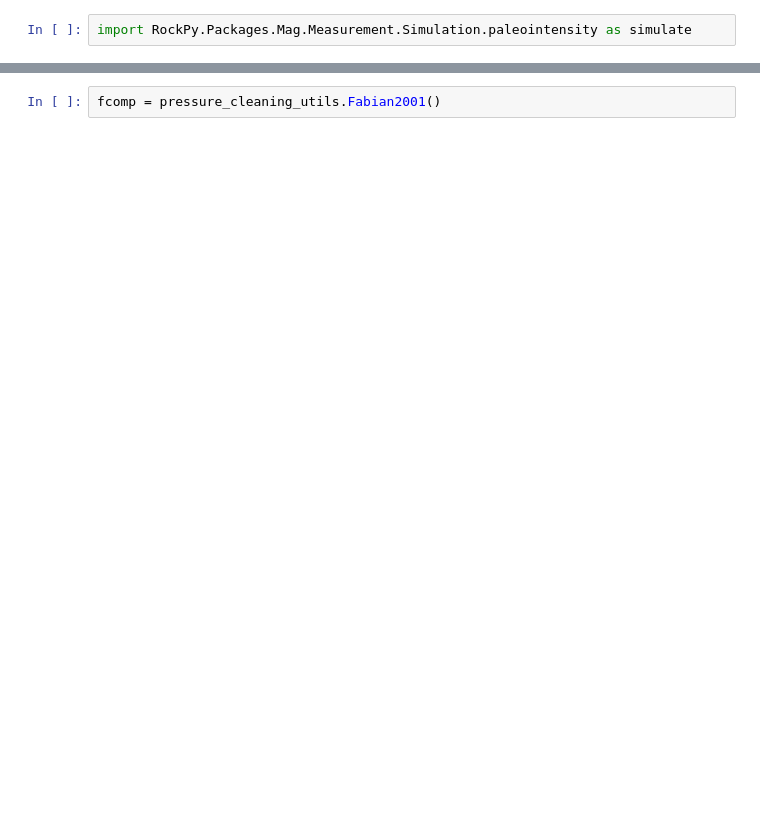
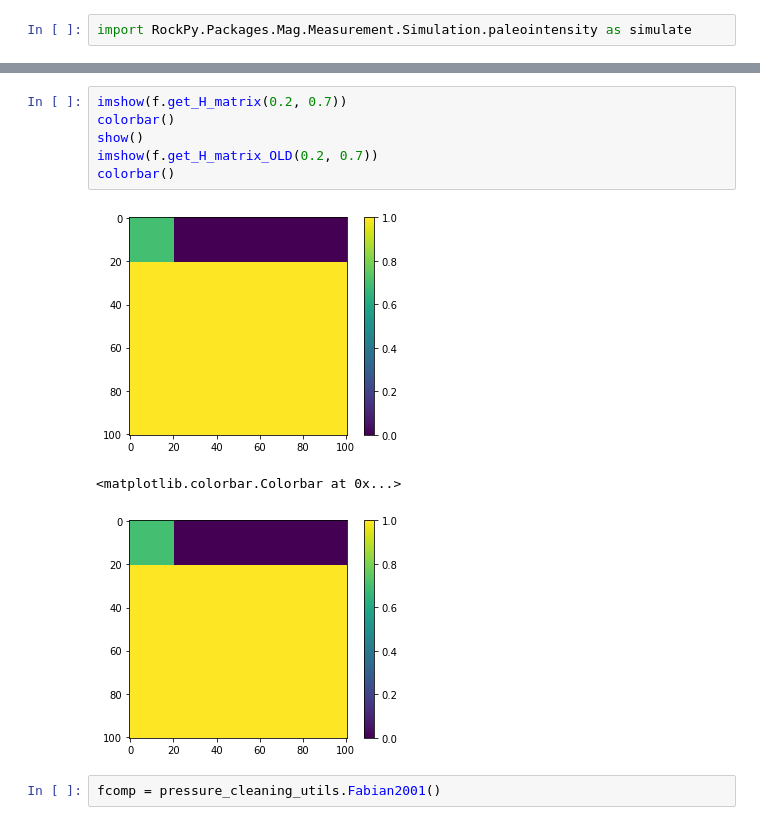
Before and after one commit to MikeVolk/RockPy, a Jupyter notebook: Plaointensity_simulations.ipynb, the cells around one changed output, grey strips where cells are left out. Cells and saved outputs as stored; diff of their text form; blank space fills up the shorter version.

```diff
--- a/Plaointensity_simulations.ipynb
+++ b/Plaointensity_simulations.ipynb
@@ -17,2 +57,12 @@ f = simulate.Fabian2001()
+# %%
+imshow(f.get_H_matrix(0.2, 0.7))
+colorbar()
+show()
+imshow(f.get_H_matrix_OLD(0.2, 0.7))
+colorbar()
+# %% [output]
+[figure, added]
+<matplotlib.colorbar.Colorbar at 0x...>
+[figure, added]
 # %%
 fcomp = pressure_cleaning_utils.Fabian2001()
```
Also changed, not shown: parts of 18 cells of this notebook, 19 other files.
